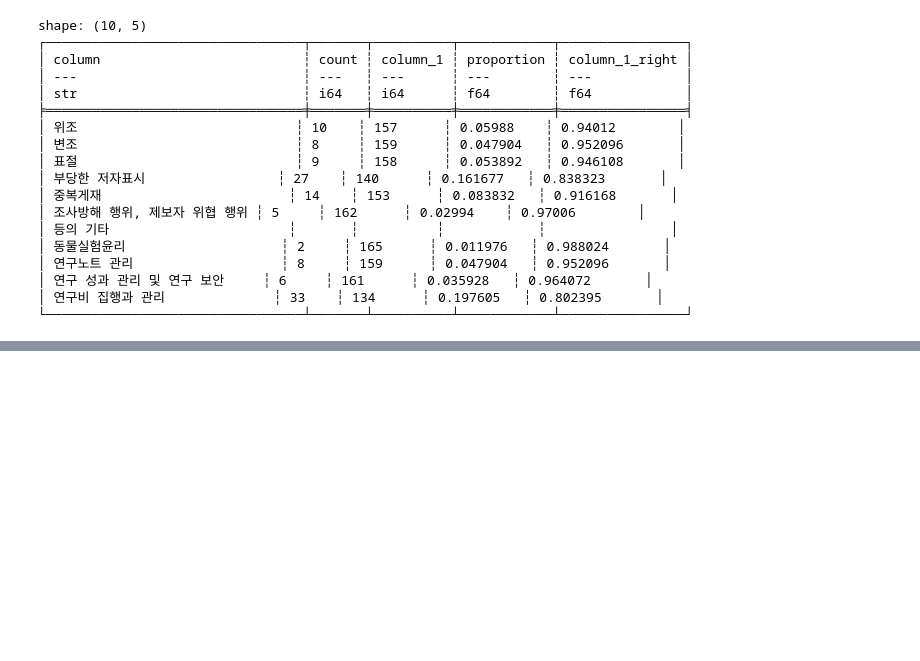
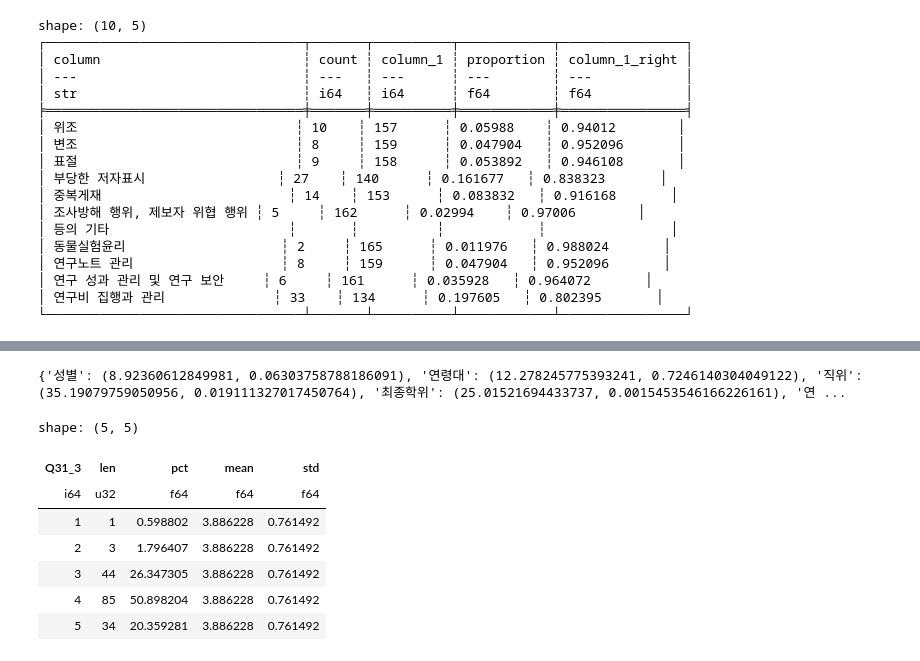
Before and after one commit to hyeonjang/KIOST, a Jupyter notebook: code/4_KIOST_research_ethics_system.ipynb, the cells around one changed output, grey strips where cells are left out. Saved outputs shown, nothing was run; the diff lists cells and outputs as text; code cells hidden in the pictures; blank space fills up the shorter version.

```diff
--- a/code/4_KIOST_research_ethics_system.ipynb
+++ b/code/4_KIOST_research_ethics_system.ipynb
@@ -333,0 +348,17 @@ charts.save("figure/4/아_KIOST의_연구부정행위_검증에_대한_객관성
+# %%
+from attributes import *
+from scipy import stats
+
+#
+# Chi-square test
+#
+personal_info = pl.read_csv("data/6_personal_info.csv")
+recognition_stats = research_ethics_system.join(personal_info, on="ID")
+
+def chi2_test(target_name):
+    chi_analysis = {}
+    for key, value in MAP_PERSON.items():
+        target = recognition_stats.pivot(target_name, index=value, values=target_name, aggregate_function='count', sort_columns=True).fill_null(0).drop(value)
+        t, p, dof, _ = stats.chi2_contingency(target.to_numpy())
+        chi_analysis[key] = (float(t), float(p))
+    return chi_analysis
@@ -333,0 +398,18 @@ charts.save("figure/4/아_KIOST의_연구부정행위_검증에_대한_객관성
+# %%
+#
+# 자. KIOST 내 연구자의 연구윤리 준수 상황에 대한 평가: (최근 3년 간 KIOST 연구자의 연구윤리 준수 상황이 어떠하다고 생각하십니까?)
+#
+# 3) 연구노트관리
+title = "Q31_3"
+print(chi2_test(title))
+basic_analysis(title)
+# %% [output]
+{'성별': (8.92360612849981, 0.06303758788186091), '연령대': (12.278245775393241, 0.7246140304049122), '직위': (35.19079759050956, 0.019111327017450764), '최종학위': (25.01521694433737, 0.0015453546166226161), '연 ...
+shape: (5, 5)
+| Q31_3 | len | pct | mean | std |
+| i64 | u32 | f64 | f64 | f64 |
+| 1 | 1 | 0.598802 | 3.886228 | 0.761492 |
+| 2 | 3 | 1.796407 | 3.886228 | 0.761492 |
+| 3 | 44 | 26.347305 | 3.886228 | 0.761492 |
+| 4 | 85 | 50.898204 | 3.886228 | 0.761492 |
+| 5 | 34 | 20.359281 | 3.886228 | 0.761492 |
```
Also changed, not shown: parts of 7 cells of this notebook, 5 other files.
